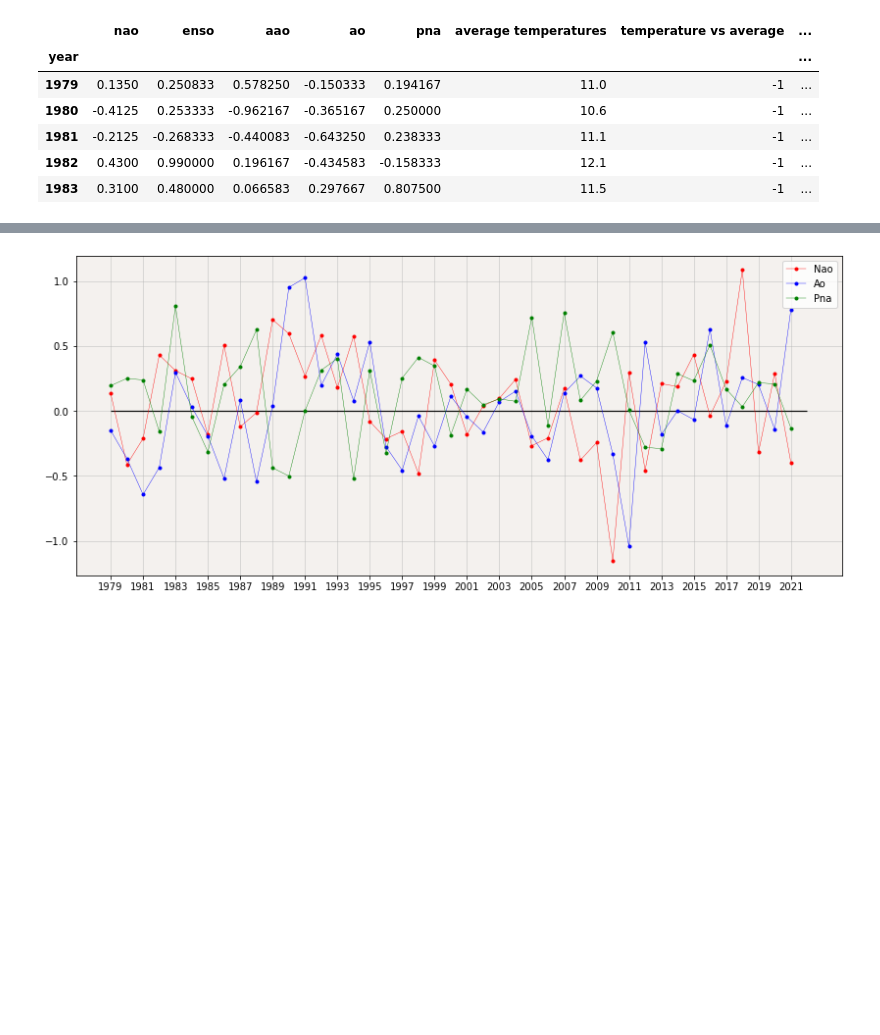
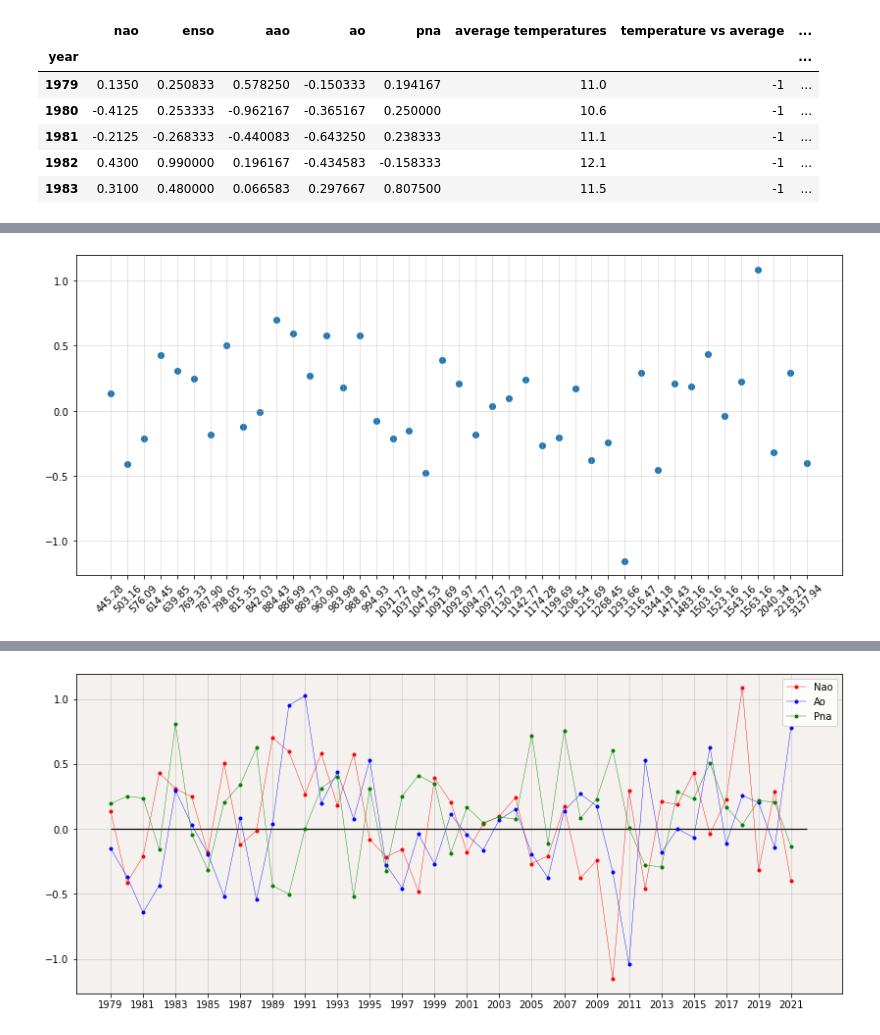
Before and after one commit to dede3-8/Meteorological-analysis, a Jupyter notebook: meteo.ipynb, the cells around one changed output, grey strips where cells are left out. Drawn from its saved outputs; the diff is of its cells as text; code cells hidden in the pictures; blank space fills up the shorter version.

```diff
--- a/meteo.ipynb
+++ b/meteo.ipynb
@@ -163,0 +216,4 @@ model=[lr,classifier_svm,nbc]
+# %%
+avg_prp=df_final['average annual precipitations'].values.tolist()
+prp_sorted=sorted(avg_prp,key=float)
+prp_sorted
@@ -163,0 +238,9 @@ model=[lr,classifier_svm,nbc]
+# %%
+plt.figure(figsize=(14,6))
+plt.scatter(prp_sorted,df_final['nao'])
+plt.xticks(rotation=45)
+plt.grid(alpha=0.4)
+ax.set_facecolor('#f4f1ee')
+plt.show()
+# %% [output]
+[figure, added]
```
Also changed, not shown: parts of 43 cells of this notebook.
